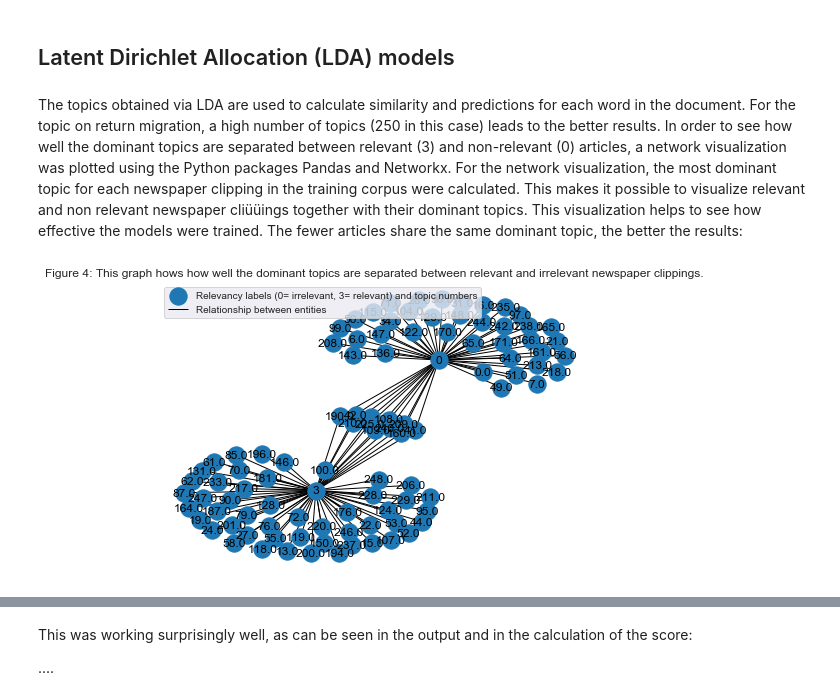
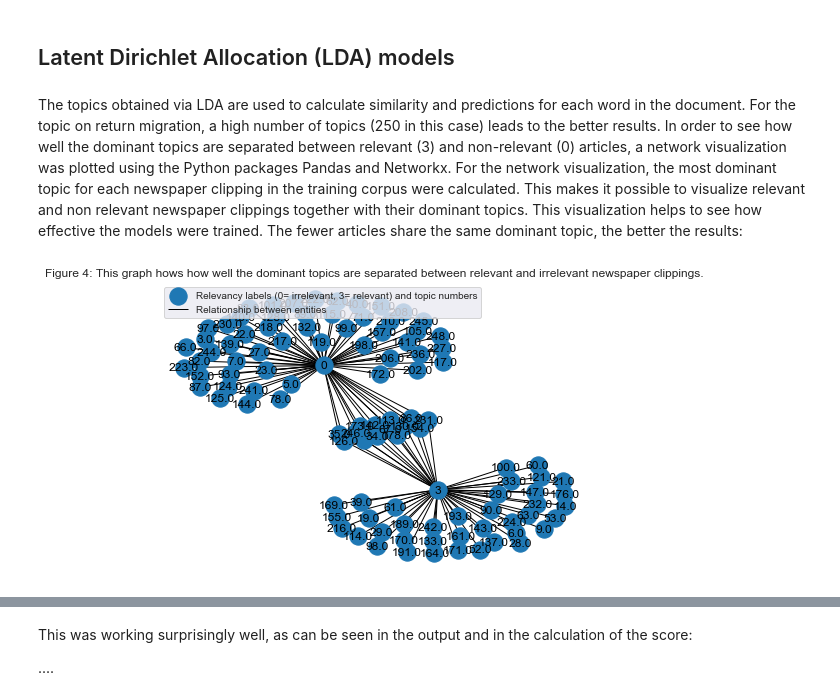
Before and after one commit to soberbichler/Topic-specific-corpus-building_OberbichlerPfanzelter, a Jupyter notebook: news_article_similarity_remigration_notebook.ipynb, the cells around one changed output, grey strips where cells are left out. Drawn from its saved outputs; the diff is of its cells as text; code cells hidden in the pictures.

```diff
--- a/news_article_similarity_remigration_notebook.ipynb
+++ b/news_article_similarity_remigration_notebook.ipynb
@@ -110 +117,30 @@ plt.show()
 Before the topic models were trained, the collection was pre-processed. In doing so, words were tokenized and stop words as well as too short articles (less then 30 tokens) were removed.
+# %%
+my_colors = [(0.20,0.200,0.50), (0.100, 0.75, 0.200)]
+#msk = np.random.rand(len(df)) < 0.599
+#train_df = df[msk]
+#train_df.reset_index(drop=True,inplace=True)
+
+#test_df = df[~msk]
+#test_df.reset_index(drop=True,inplace=True)
+
+#train_df.to_csv('train_2.csv')
+#test_df.to_csv('test_2.csv')
+
+train_df = pd.read_csv('train_2.csv')
+test_df = pd.read_csv('test_2.csv')
+
+fig, axes = plt.subplots(1,2,figsize=(10,3))
+test_df.relevancy.value_counts().plot(kind='bar', color = (0.100, 0.75, 0.20), ax=axes[1])
+test_df.relevancy.value_counts().plot(kind='bar', color = my_colors, ax=axes[1])
+train_df.relevancy.value_counts().plot(kind='bar', color = (0.100, 0.75, 0.20), ax=axes[0])
+train_df.relevancy.value_counts().plot(kind='bar', color = my_colors, ax=axes[0])
+axes[1].legend(['Non_Relevant', 'Relevant'])
+axes[0].legend(['Non_Relevant', 'Relevant'])
+axes[1].title.set_text('Figure 5: Testing Corpus')
+axes[0].title.set_text('Figure 4: Training Corpus')
+
+
+
+print(f"The training corpus contains {len(train_df)} articles, {train_df.relevancy.value_counts()[3]} of which relevant and {train_df.relevancy.value_counts()[0]} irrelevant.")
+print(f"The test corpus consists of {len(test_df)} articles, {test_df.relevancy.value_counts()[3]} of which relevant and {test_df.relevancy.value_counts()[0]} irrelevant.")
@@ -173,13 +199,2 @@ The average lenght of the newspaper clippings is 77.10502283105023 tokens and th
 # %% [markdown]
 In a second step, the collection was divided into a training corpus and a test corpus, using a mask of binary values. This made it possible to have a good mix of relevant and non relevant articles in each of the corpora.
-# %%
-# Create a traininga and test corpus using a mask of binary values
-msk = np.random.rand(len(df)) < 0.599
-
-train_df = df[msk]
-train_df.reset_index(drop=True,inplace=True)
-
-test_df = df[~msk]
-test_df.reset_index(drop=True,inplace=True)
-
-print(f"The training corpus now contains {len(train_df)} articles and the test corpus consists of {len(test_df)} articles.  ")
@@ -202,17 +215,17 @@ from gensim.utils import lemmatize, simple_preprocess
 
 def train_lda(data):
     num_topics = 250
-    chunksize = 4000
+    chunksize = 200
     dictionary = corpora.Dictionary(data['tokenized'])
     corpus = [dictionary.doc2bow(doc) for doc in data['tokenized']]
     # low alpha means each document is only represented by a small number of topics, and vice versa
     # low beta means each topic is only represented by a small number of words, and vice versa
     lda = LdaModel(corpus=corpus, num_topics=num_topics, id2word=dictionary,
-                   alpha=0.2e-2, eta=0.5e-2, chunksize=chunksize, minimum_probability=0.0, passes=50, iterations=200)
+                   alpha=0.2e-2, eta=0.5e-2, chunksize=chunksize, minimum_probability=0.0, passes=5, iterations=200, random_state=1)
     return dictionary,corpus,lda
 dictionary,corpus,lda = train_lda(train_df)
 # %% [markdown]
-The topics obtained via LDA are used to calculate similarity and predictions for each word in the document. For the topic on return migration, a high number of topics (250 in this case) leads to the better results. In order to see how well the dominant topics are separated between relevant (3) and non-relevant (0) articles, a network visualization was plotted using the Python packages Pandas and Networkx. For the network visualization, the most dominant topic for each newspaper clipping in the training corpus were calculated. This makes it possible to visualize relevant and non relevant newspaper cliüüings together with their dominant topics. This visualization helps to see how effective the models were trained. The fewer articles share the same dominant topic, the better the results:
+The topics obtained via LDA are used to calculate similarity and predictions for each word in the document. For the topic on return migration, a high number of topics (250 in this case) leads to the better results. In order to see how well the dominant topics are separated between relevant (3) and non-relevant (0) articles, a network visualization was plotted using the Python packages Pandas and Networkx. For the network visualization, the most dominant topic for each newspaper clipping in the training corpus were calculated. This makes it possible to visualize relevant and non relevant newspaper clippings together with their dominant topics. This visualization helps to see how effective the models were trained. The fewer articles share the same dominant topic, the better the results:
 # %%
 import networkx as nx
 import seaborn as sns
@@ -251,33 +264,32 @@ df_dominant_topic.to_csv('topic_relevancy.csv')
 import csv
 with open('topic_relevancy.csv',  encoding="utf8") as infile:
     reader = csv.reader(infile)
     csv_data = list(reader)
 df_dominant_topics= pd.read_csv('topic_relevancy.csv', usecols = ['Dominant_Topic', 'Relevancy'])
 list_topic = []
 for key in csv_data:
     list_topic.append(key[2])
 topic = list_topic[1:]
 
 list_relevancy = []
 for key in csv_data:
     list_relevancy.append(key[5])
 relevance = list_relevancy[1:]
 import pandas as pd
 import numpy as np
 import matplotlib.pyplot as plt
 
 # Build a dataframe with 4 connections
 df = pd.DataFrame({ 'from': relevance, 'to': topic})
-df
 
 # Build your graph
 G = nx.from_pandas_edgelist(df, 'from', 'to')
 # Plot it
 nx.draw(G, with_labels=True)
 plt.legend(('Relevancy labels (0= irrelevant, 3= relevant) and topic numbers', 'Relationship between entities'),
            loc='upper left')
 plt.title('Figure 4: This graph hows how well the dominant topics are separated between relevant and irrelevant newspaper clippings.')
 plt.show()
 # %% [output]
-[figure, old version]
+[figure, new version]
 # %% [markdown]
```
Also changed, not shown: parts of 13 cells of this notebook.
